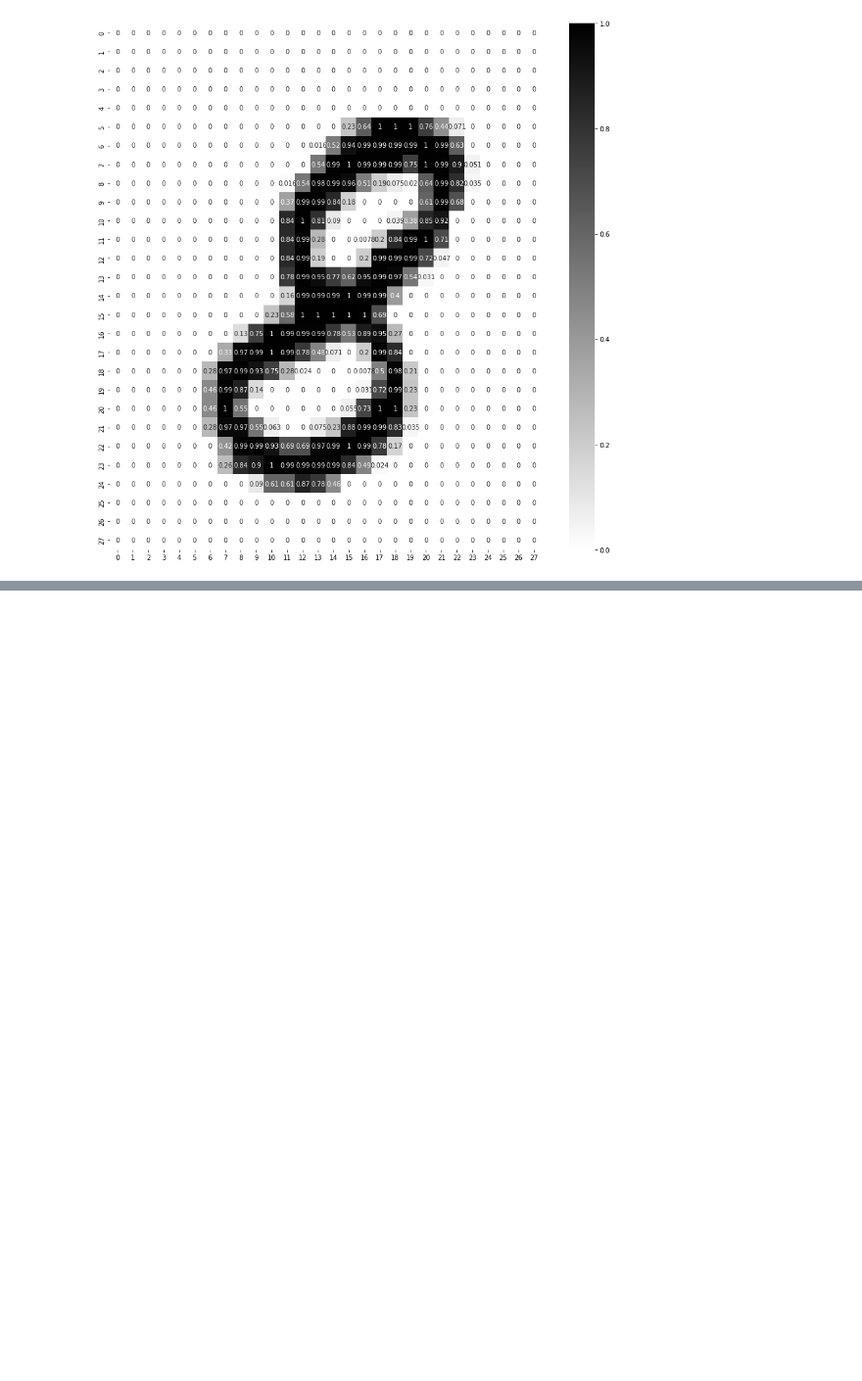
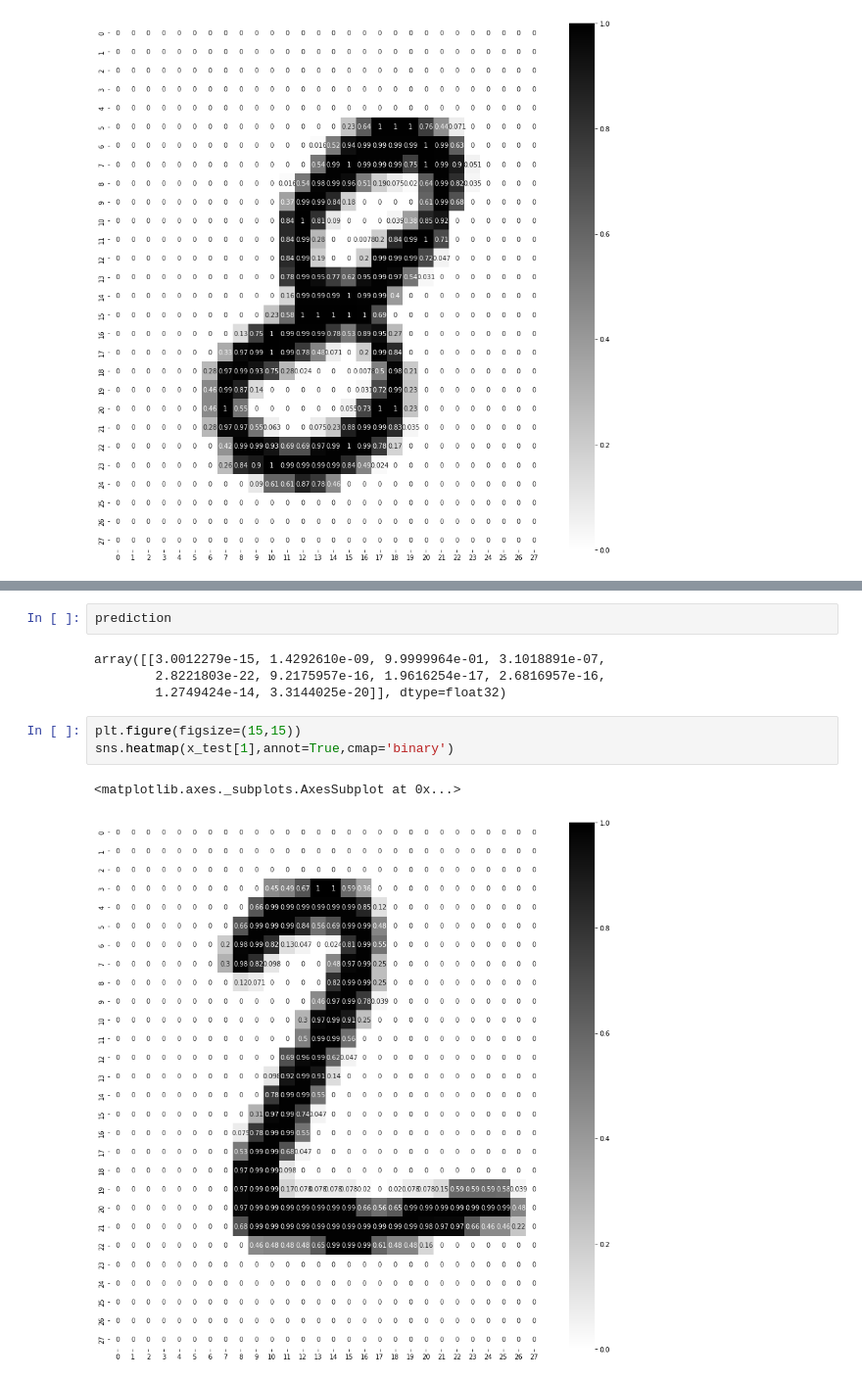
Before and after one commit to divyavchandran/Deeplearning-for-CV, a Jupyter notebook: Deep_NN.ipynb, the cells around one changed output, grey strips where cells are left out. Shown at 98% size. Cells and saved outputs as stored; diff of their text form; blank space fills up the shorter version.

```diff
--- a/Deep_NN.ipynb
+++ b/Deep_NN.ipynb
@@ -86,0 +211,12 @@ tf.keras.layers.Flatten(input_shape=[28,28],name="input layer"),tf.keras.layers.
+# %%
+prediction
+# %% [output]
+array([[3.0012279e-15, 1.4292610e-09, 9.9999964e-01, 3.1018891e-07,
+        2.8221803e-22, 9.2175957e-16, 1.9616254e-17, 2.6816957e-16,
+        1.2749424e-14, 3.3144025e-20]], dtype=float32)
+# %%
+plt.figure(figsize=(15,15))
+sns.heatmap(x_test[1],annot=True,cmap='binary')
+# %% [output]
+<matplotlib.axes._subplots.AxesSubplot at 0x...>
+[figure, added]
```
Also changed, not shown: parts of 25 cells of this notebook.
